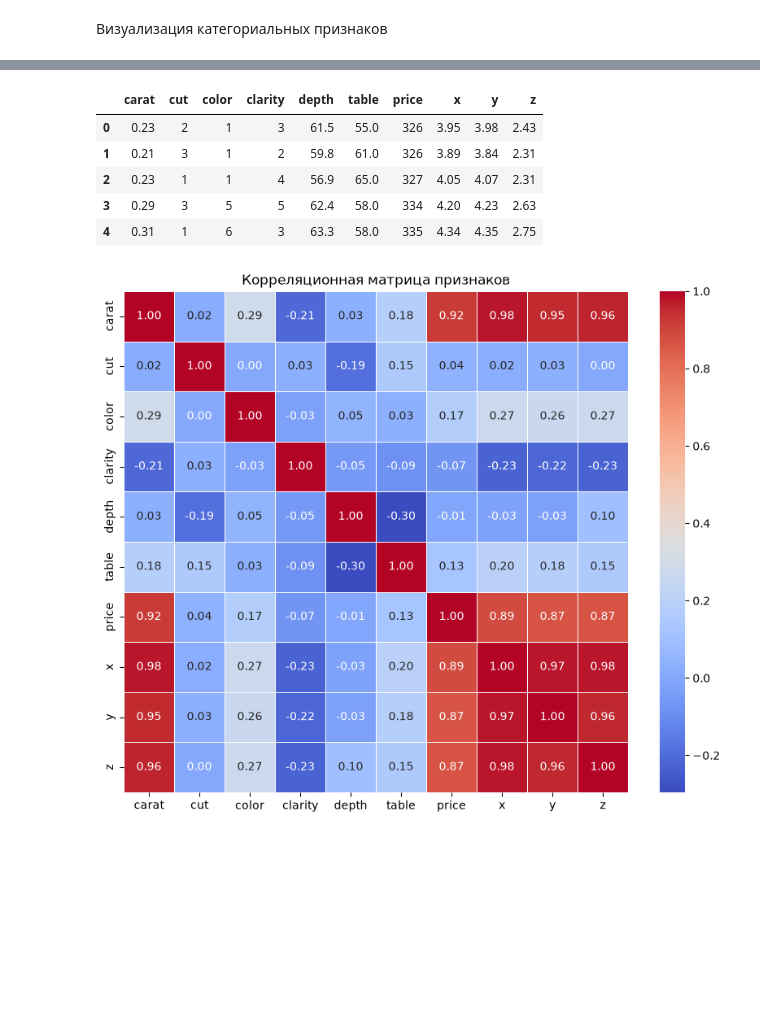
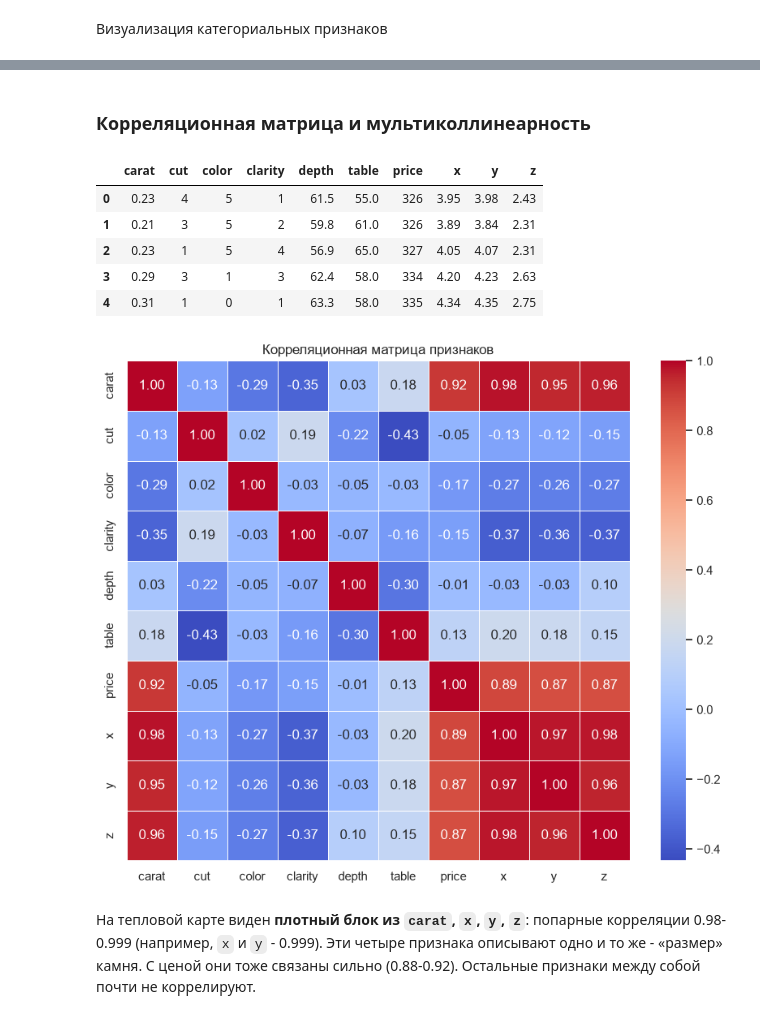
Before and after one commit to violllin/lab1_regression, a Jupyter notebook: lab1.ipynb, the cells around one changed output, grey strips where cells are left out. Saved outputs shown, nothing was run; the diff lists cells and outputs as text; code cells hidden in the pictures; blank space fills up the shorter version.

```diff
--- a/lab1.ipynb
+++ b/lab1.ipynb
@@ -129,17 +178,14 @@ plt.show()
 # %% [markdown]
 Визуализация распределения числовых признаков
 # %%
-numeric_features = ['carat', 'depth', 'table', 'x', 'y', 'z']
+numeric_features = ["carat", "depth", "table", "x", "y", "z"]
 
-fig, axes = plt.subplots(2, 3, figsize=(15, 10))
-fig.suptitle('Распределение числовых признаков', fontsize=16)
-
-for i, col in enumerate(numeric_features):
-    ax = axes[i//3, i%3]
-    ax.hist(df[col], bins=50, color='lightgreen', edgecolor='black')
+fig, axes = plt.subplots(2, 3, figsize=(16, 9))
+fig.suptitle("Распределения числовых признаков", fontsize=25)
+for ax, col in zip(axes.flat, numeric_features):
+    sns.histplot(df[col], bins=40, kde=True, ax=ax, color="seagreen")
     ax.set_title(col)
-    ax.grid(axis='y', alpha=0.5)
-
+    ax.set_xlabel(col)
 plt.tight_layout()
 plt.show()
 # %% [output]
@@ -161,4 +212,8 @@ for i, col in enumerate(categorical_features):
 
 plt.tight_layout()
 plt.show()
+
+for col in categorical_features:
+    print(f"{col}:")
+    display(df[col].value_counts().rename("Количество").to_frame())
 # %% [output]
@@ -166,25 +252,27 @@ plt.show()
+# %% [markdown]
+### Корреляционная матрица и мультиколлинеарность
 # %%
-from sklearn.preprocessing import LabelEncoder
+# Порядковое кодирование (только для корреляций и VIF): порядок категорий соответствует качеству,
+# а не алфавиту, как у LabelEncoder. Исходный df со строковыми категориями не меняется.
+df_enc = df.copy()
+for col in categorical_features:
+    df_enc[col] = df_enc[col].map({cat: i for i, cat in enumerate(quality_order[col])})
 
-
-le = LabelEncoder()
-df['cut'] = le.fit_transform(df['cut'])
-df['color'] = le.fit_transform(df['color'])
-df['clarity'] = le.fit_transform(df['clarity'])
-
-display(df.head())
+display(df_enc.head())
 # %% [output]
 |  | carat | cut | color | clarity | depth | table | price | x | y | z |
-| 0 | 0.23 | 2 | 1 | 3 | 61.5 | 55.0 | 326 | 3.95 | 3.98 | 2.43 |
-| 1 | 0.21 | 3 | 1 | 2 | 59.8 | 61.0 | 326 | 3.89 | 3.84 | 2.31 |
-| 2 | 0.23 | 1 | 1 | 4 | 56.9 | 65.0 | 327 | 4.05 | 4.07 | 2.31 |
-| 3 | 0.29 | 3 | 5 | 5 | 62.4 | 58.0 | 334 | 4.20 | 4.23 | 2.63 |
-| 4 | 0.31 | 1 | 6 | 3 | 63.3 | 58.0 | 335 | 4.34 | 4.35 | 2.75 |
+| 0 | 0.23 | 4 | 5 | 1 | 61.5 | 55.0 | 326 | 3.95 | 3.98 | 2.43 |
+| 1 | 0.21 | 3 | 5 | 2 | 59.8 | 61.0 | 326 | 3.89 | 3.84 | 2.31 |
+| 2 | 0.23 | 1 | 5 | 4 | 56.9 | 65.0 | 327 | 4.05 | 4.07 | 2.31 |
+| 3 | 0.29 | 3 | 1 | 3 | 62.4 | 58.0 | 334 | 4.20 | 4.23 | 2.63 |
+| 4 | 0.31 | 1 | 0 | 1 | 63.3 | 58.0 | 335 | 4.34 | 4.35 | 2.75 |
 # %%
 plt.figure(figsize=(10, 8))
-corr_matrix = df.corr()
-sns.heatmap(corr_matrix, annot=True, cmap='coolwarm', fmt=".2f", linewidths=0.5)
-plt.title('Корреляционная матрица признаков')
+corr_matrix = df_enc.corr()
+sns.heatmap(corr_matrix, annot=True, cmap="coolwarm", fmt=".2f", linewidths=0.5)
+plt.title("Корреляционная матрица признаков")
 plt.show()
 # %% [output]
-[figure, old version]
+[figure, new version]
+# %% [markdown]
+На тепловой карте виден **плотный блок из `carat`, `x`, `y`, `z`**: попарные корреляции 0.98-0.999 (например, `x` и `y` - 0.999). Эти четыре признака описывают одно и то же - «размер» камня. С ценой они тоже связаны сильно (0.88-0.92). Остальные признаки между собой почти не коррелируют.
```
Also changed, not shown: parts of 29 cells of this notebook.
